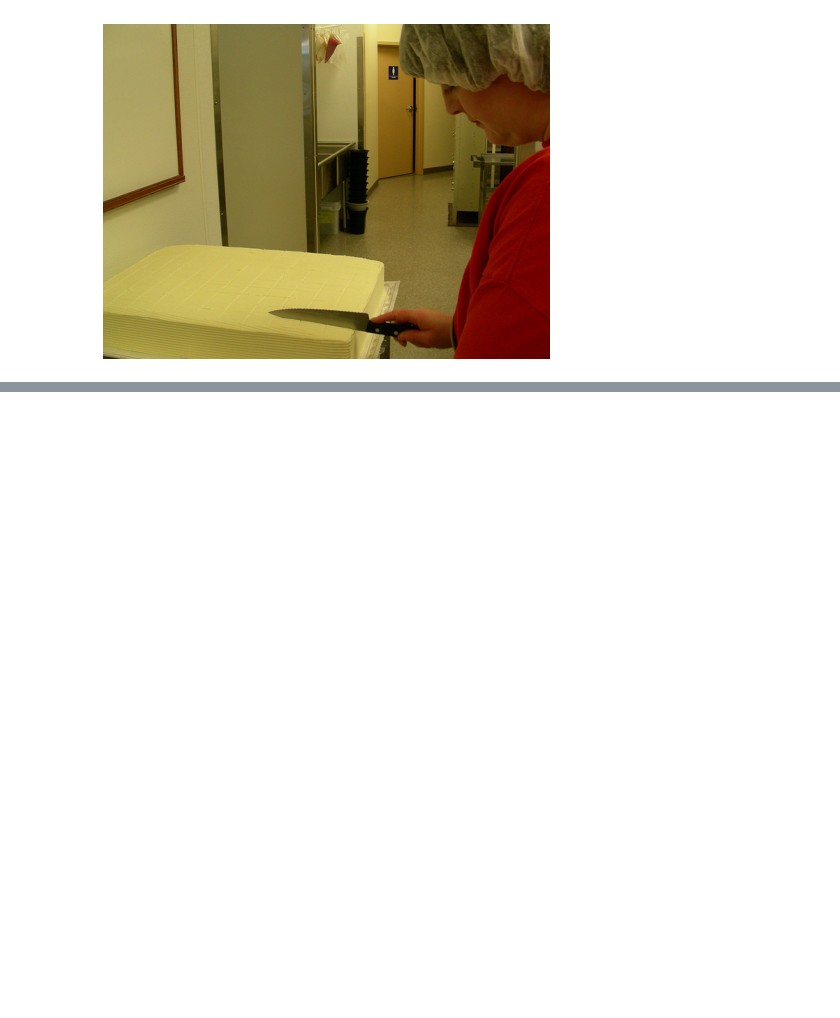
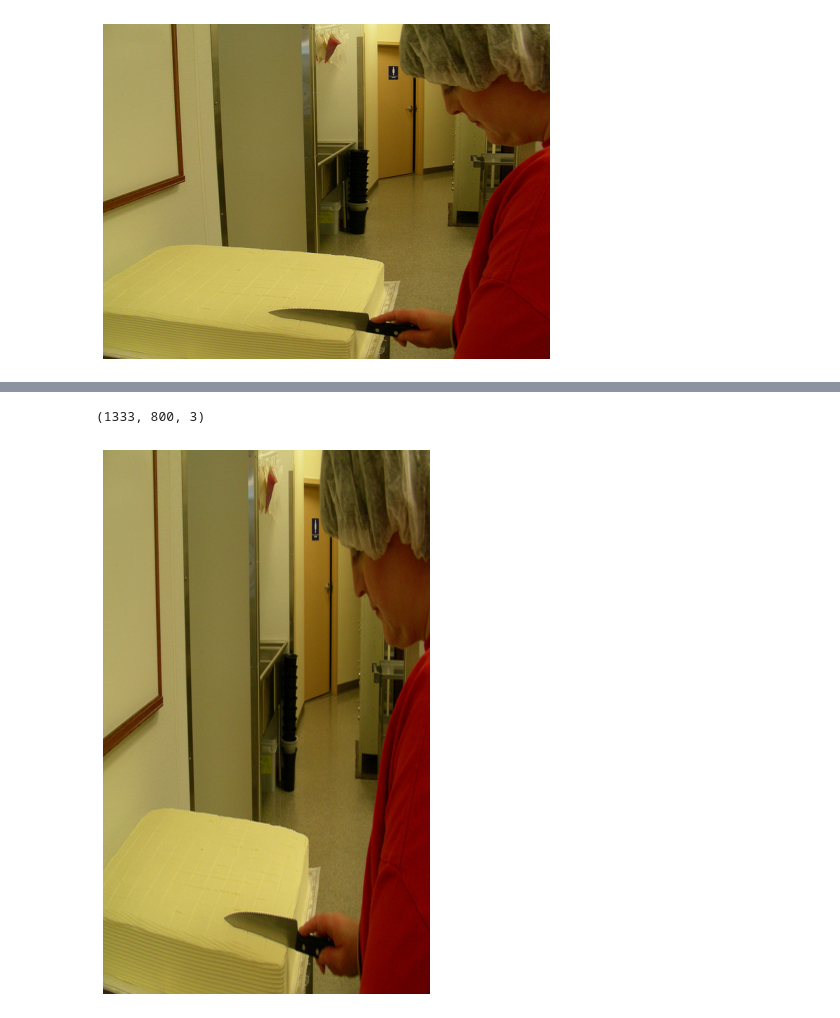
Before and after one commit to tlminhkhoa/SOLO-implementation, a Jupyter notebook: Dataset.ipynb, the cells around one changed output, grey strips where cells are left out. Saved outputs shown, nothing was run; the diff lists cells and outputs as text; code cells hidden in the pictures; blank space fills up the shorter version.

```diff
--- a/Dataset.ipynb
+++ b/Dataset.ipynb
@@ -134,0 +153,9 @@ coco.showAnns(anns)
+# %%
+transformed = transforms(image=I)["image"]
+print(transformed.shape)
+plt.axis('off')
+plt.imshow(transformed)
+plt.show()
+# %% [output]
+(1333, 800, 3)
+[figure, added]
```
Also changed, not shown: parts of 15 cells of this notebook, 2 other files.
